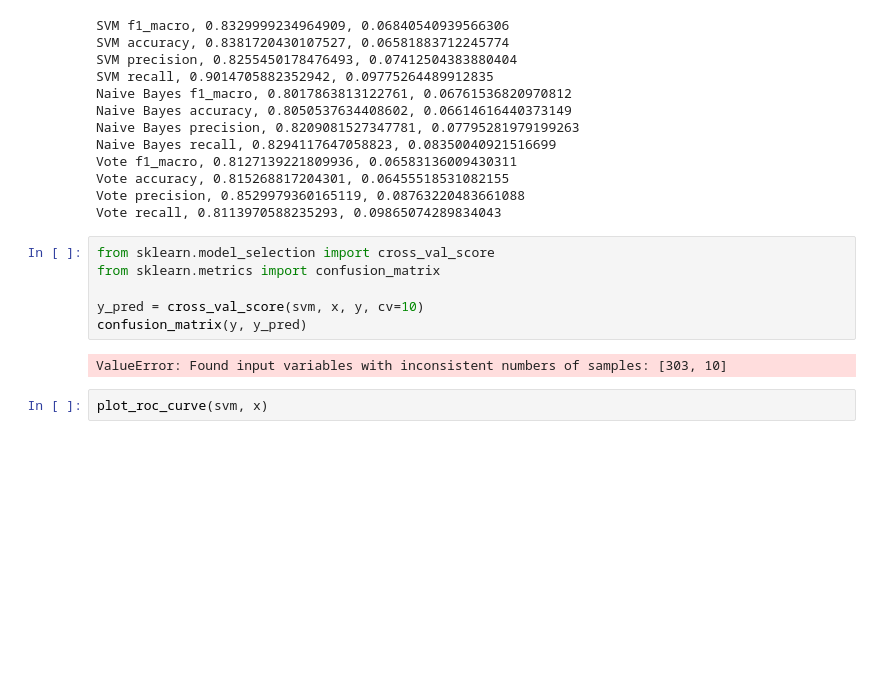
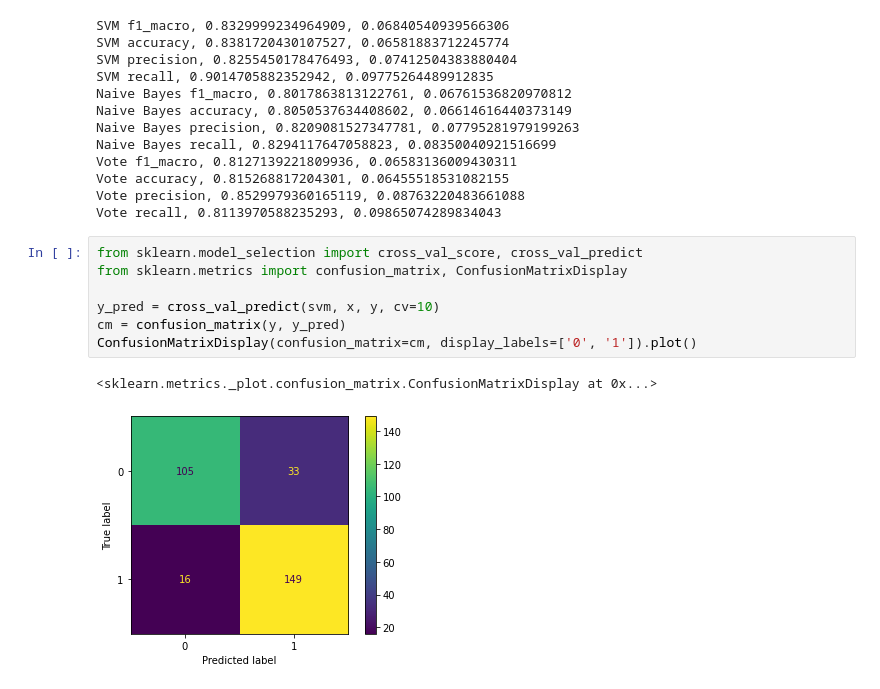
Before and after one commit to marcellapantarotto/CE_projeto, a Jupyter notebook: main.ipynb, the cells around one changed output. Saved outputs shown, nothing was run; the diff lists cells and outputs as text; blank space fills up the shorter version.

Commit message:
Added confusion matrices

```diff
--- a/main.ipynb
+++ b/main.ipynb
@@ -110,13 +102,13 @@ Vote accuracy, 0.815268817204301, 0.06455518531082155
 Vote precision, 0.8529979360165119, 0.08763220483661088
 Vote recall, 0.8113970588235293, 0.09865074289834043
 # %%
-from sklearn.model_selection import cross_val_score
-from sklearn.metrics import confusion_matrix
+from sklearn.model_selection import cross_val_score, cross_val_predict
+from sklearn.metrics import confusion_matrix, ConfusionMatrixDisplay
 
-y_pred = cross_val_score(svm, x, y, cv=10)
-confusion_matrix(y, y_pred)
+y_pred = cross_val_predict(svm, x, y, cv=10)
+cm = confusion_matrix(y, y_pred)
+ConfusionMatrixDisplay(confusion_matrix=cm, display_labels=['0', '1']).plot()
 # %% [output]
-ValueError: Found input variables with inconsistent numbers of samples: [303, 10]
+<sklearn.metrics._plot.confusion_matrix.ConfusionMatrixDisplay at 0x...>
+[figure, added]
-# %%
-plot_roc_curve(svm, x)
 # %%
```
Also changed, not shown: parts of 6 cells of this notebook.
